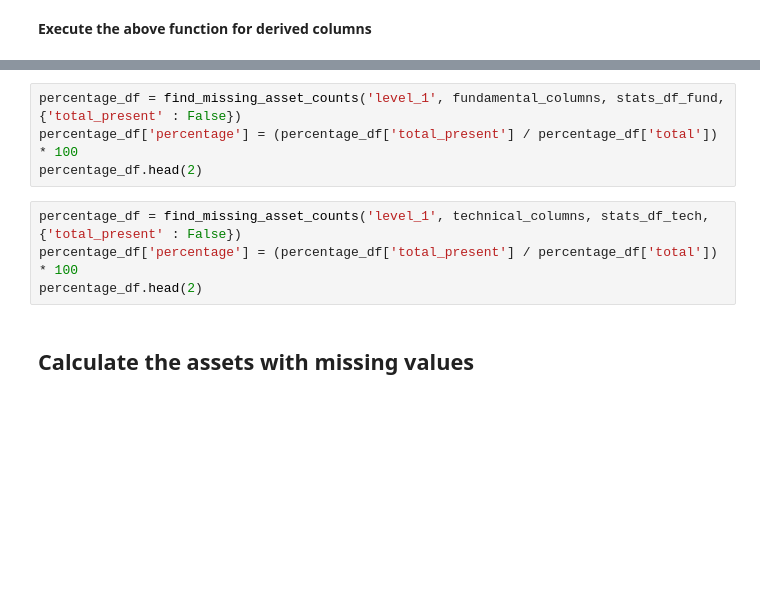
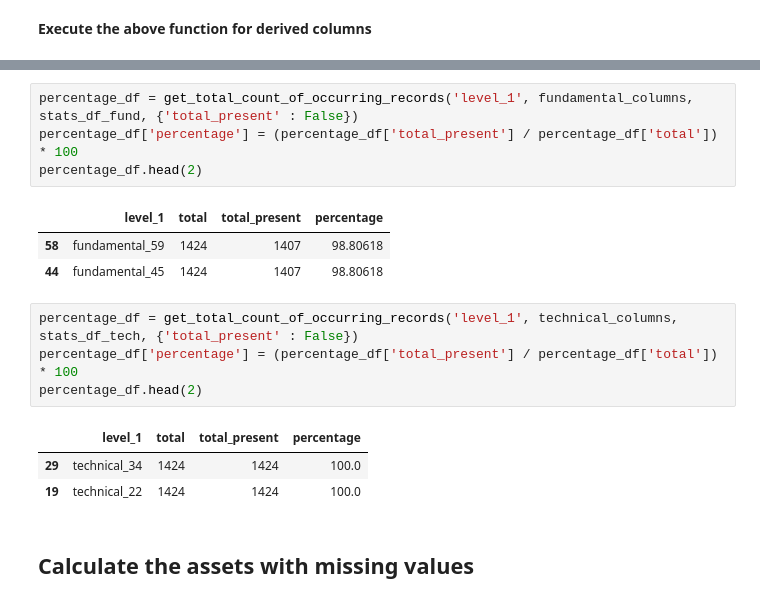
Before and after one commit to isayantani/Kaggle, a Jupyter notebook: Tw0-sigma-modeling-financial/notebook.ipynb, the cells around one changed output, grey strips where cells are left out. Saved outputs shown, nothing was run; the diff lists cells and outputs as text; blank space fills up the shorter version.

```diff
--- a/Tw0-sigma-modeling-financial/notebook.ipynb
+++ b/Tw0-sigma-modeling-financial/notebook.ipynb
@@ -352,11 +450,19 @@ percentage_df
 # %%
-percentage_df = find_missing_asset_counts('level_1', fundamental_columns, stats_df_fund, {'total_present' : False})
+percentage_df = get_total_count_of_occurring_records('level_1', fundamental_columns, stats_df_fund, {'total_present' : False})
 percentage_df['percentage'] = (percentage_df['total_present'] / percentage_df['total']) * 100
 percentage_df.head(2)
+# %% [output]
+|  | level_1 | total | total_present | percentage |
+| 58 | fundamental_59 | 1424 | 1407 | 98.80618 |
+| 44 | fundamental_45 | 1424 | 1407 | 98.80618 |
 # %%
-percentage_df = find_missing_asset_counts('level_1', technical_columns, stats_df_tech, {'total_present' : False})
+percentage_df = get_total_count_of_occurring_records('level_1', technical_columns, stats_df_tech, {'total_present' : False})
 percentage_df['percentage'] = (percentage_df['total_present'] / percentage_df['total']) * 100
 percentage_df.head(2)
+# %% [output]
+|  | level_1 | total | total_present | percentage |
+| 29 | technical_34 | 1424 | 1424 | 100.0 |
+| 19 | technical_22 | 1424 | 1424 | 100.0 |
 # %% [markdown]
 ## Calculate the assets with missing values ##
 # %%
```
Also changed, not shown: parts of 31 cells of this notebook.
